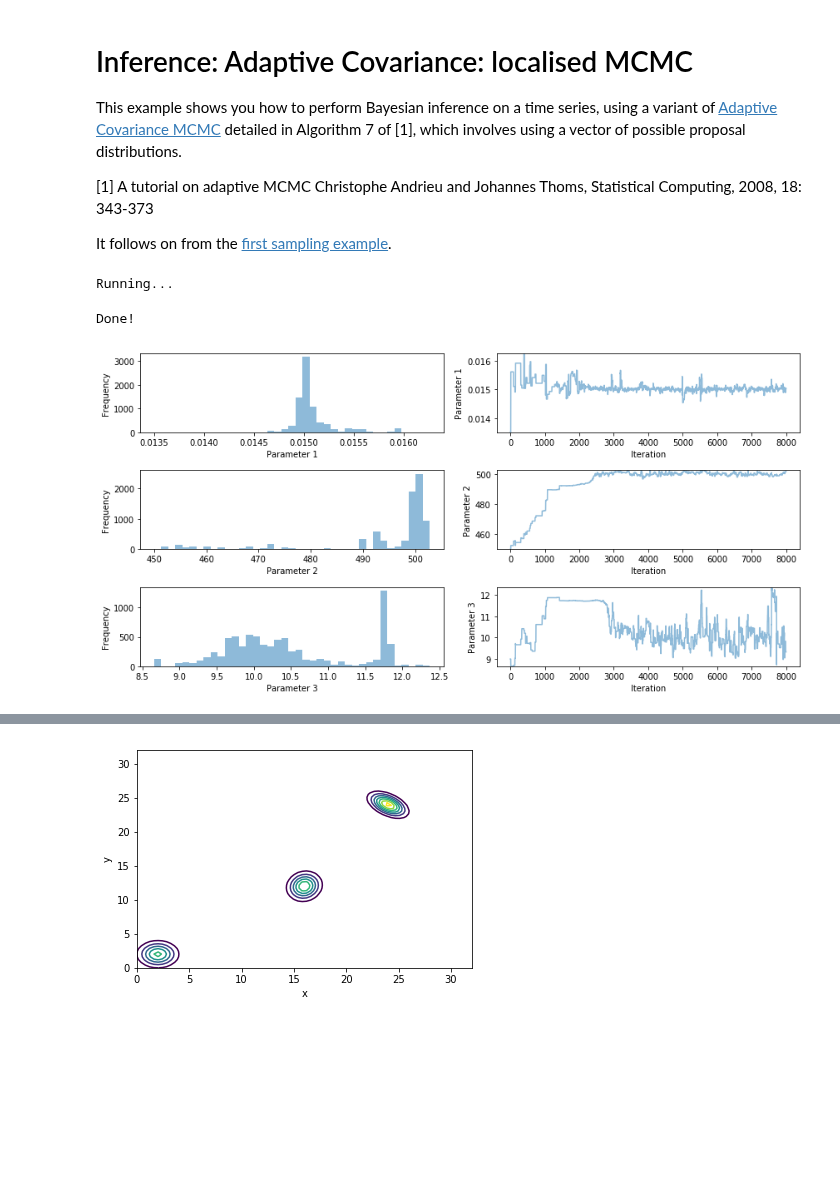
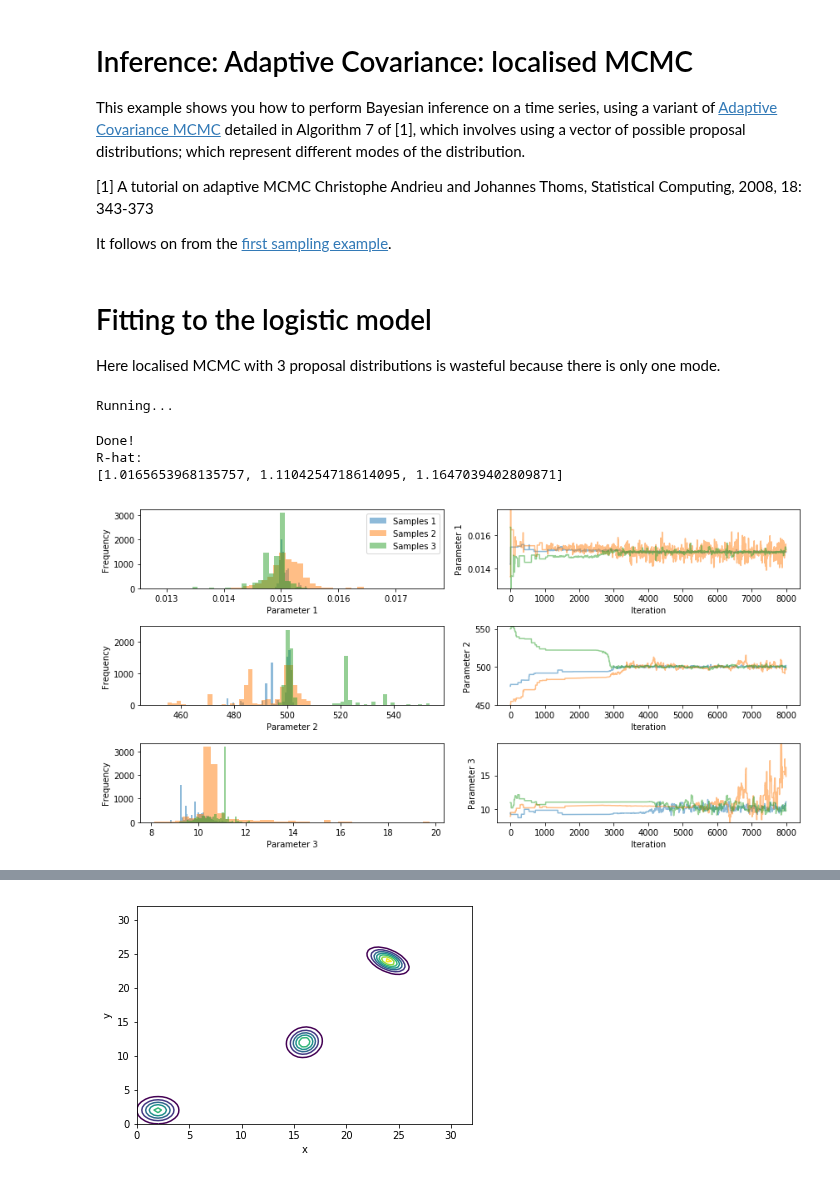
Before and after one commit to pints-team/pints, a Jupyter notebook: examples/sampling-adaptive-covariance-localised.ipynb, the cells around one changed output, grey strips where cells are left out. Drawn from its saved outputs; the diff is of its cells as text; code cells hidden in the pictures; blank space fills up the shorter version.

```diff
--- a/examples/sampling-adaptive-covariance-localised.ipynb
+++ b/examples/sampling-adaptive-covariance-localised.ipynb
@@ -1,13 +1,16 @@
 # %% [markdown]
 # Inference: Adaptive Covariance: localised MCMC
 
-This example shows you how to perform Bayesian inference on a time series, using a variant of [Adaptive Covariance MCMC](http://pints.readthedocs.io/en/latest/mcmc_samplers/adaptive_covariance_mcmc_remi.html) detailed in Algorithm 7 of [1], which involves using a vector of possible proposal distributions.
+This example shows you how to perform Bayesian inference on a time series, using a variant of [Adaptive Covariance MCMC](http://pints.readthedocs.io/en/latest/mcmc_samplers/adaptive_covariance_mcmc_remi.html) detailed in Algorithm 7 of [1], which involves using a vector of possible proposal distributions; which represent different modes of the distribution.
 
 [1] A tutorial on adaptive MCMC
     Christophe Andrieu and Johannes Thoms, Statistical Computing,
     2008, 18: 343-373
 
 It follows on from the [first sampling example](./sampling-first-example.ipynb).
+# %% [markdown]
+# Fitting to the logistic model
+Here localised MCMC with 3 proposal distributions is wasteful because there is only one mode.
 # %%
 import os
 os.chdir('C:/Users/bclamber/Desktop/AllPints/pints4/pints')
@@ -52,36 +55,43 @@ log_posterior = pints.LogPosterior(log_likelihood, log_prior)
 
 # Choose starting points for 3 mcmc chains
 xs = [
+    real_parameters * 0.95,
     real_parameters * 0.9,
+    real_parameters * 1.1,
 ]
 
 # Create mcmc routine with four chains
-mcmc = pints.MCMCSampling(log_posterior, 1, xs, method=pints.AdaptiveCovarianceLocalisedMCMC)
+mcmc = pints.MCMCSampling(log_posterior, 3, xs, method=pints.AdaptiveCovarianceLocalisedMCMC)
 
 # Add stopping criterion
 mcmc.set_max_iterations(8000)
 
 # Start adapting after 1000 iterations
 mcmc.set_initial_phase_iterations(1000)
 
 # Disable logging mode
 mcmc.set_log_to_screen(False)
 
 # Run!
 print('Running...')
 chains = mcmc.run()
 print('Done!')
 
 # Show traces and histograms
 pints.plot.trace(chains)
 
 # Discard warm up
 chains = chains[:, 2000:, :]
+
+# Check convergence using rhat criterion
+print('R-hat:')
+print(pints.rhat_all_params(chains))
+
+# Show graphs
+plt.show()
 # %% [output]
 Running...
 Done!
+R-hat:
+[1.0165653968135757, 1.1104254718614095, 1.1647039402809871]
+[figure, added]
-# %%
-plt.hist(np.vstack(chains)[:,0])
-plt.show()
-# %% [output]
-[figure, removed]
```
Also changed, not shown: parts of 3 cells of this notebook, 1 other file.
